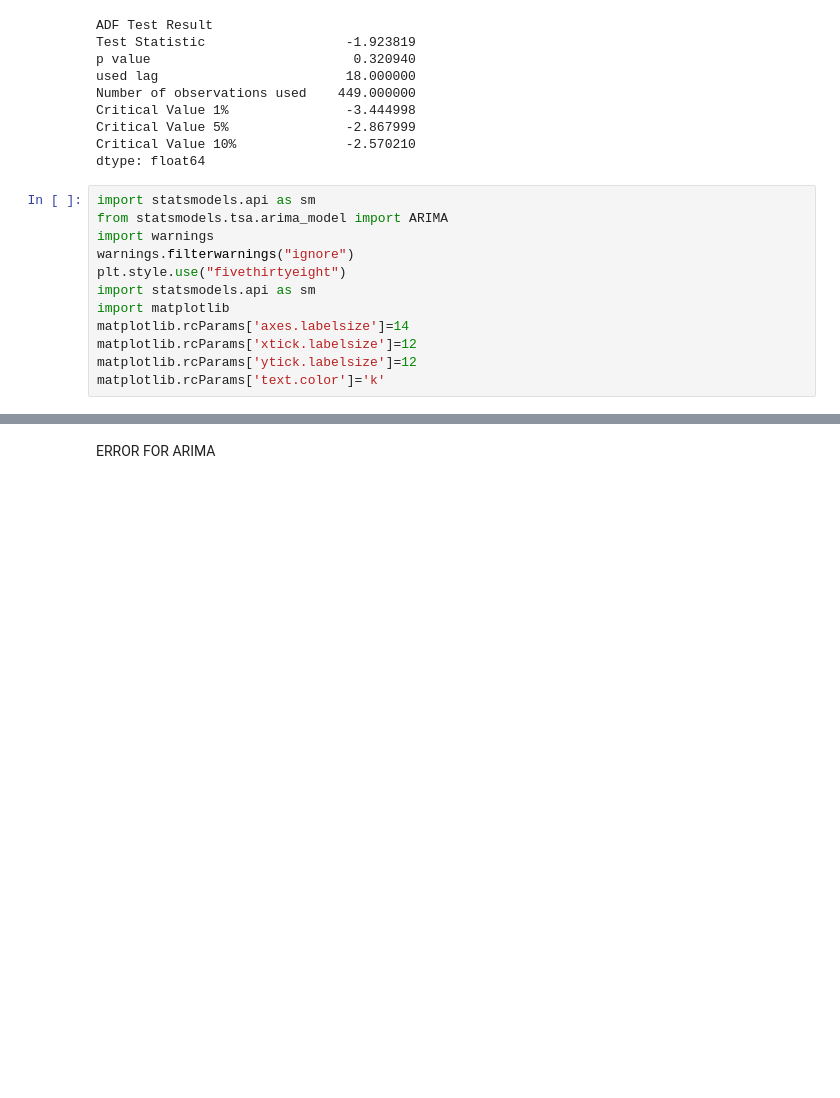
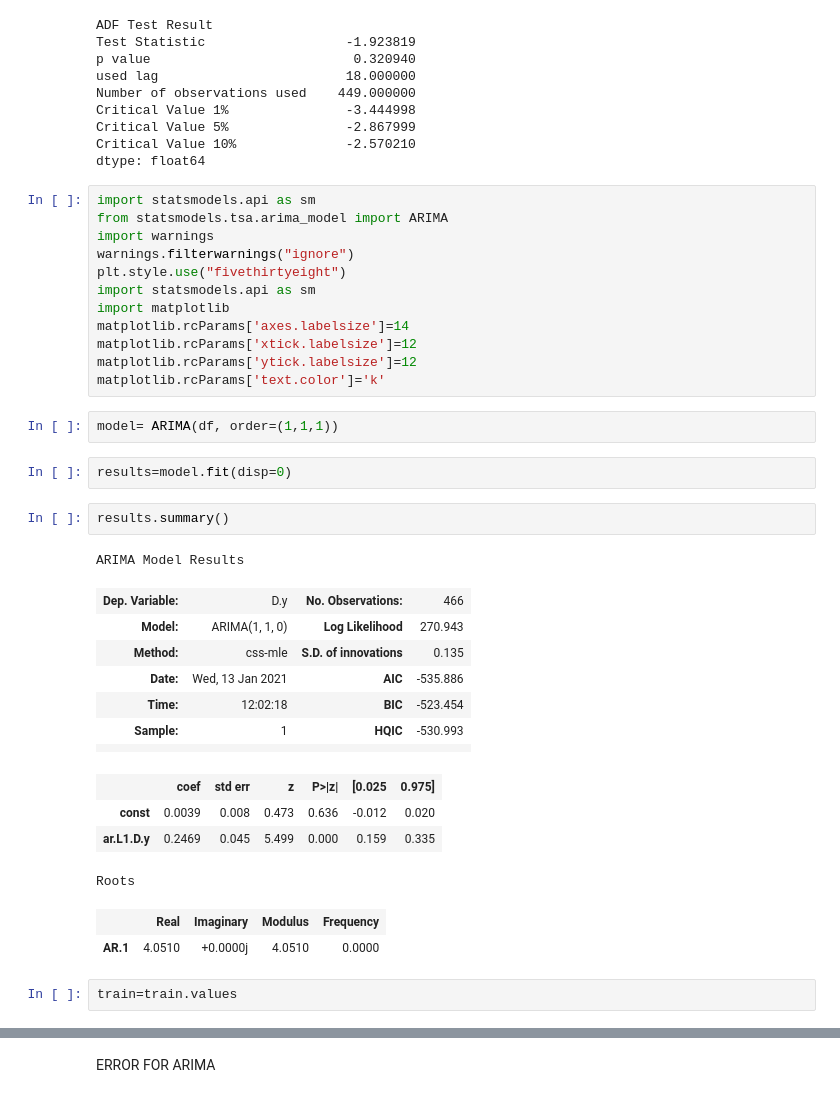
Before and after one commit to souvik25162/ArimaAnnHybrid, a Jupyter notebook: ARIMA_LSTM germany.ipynb, the cells around one changed output, grey strips where cells are left out. Drawn from its saved outputs; the diff is of its cells as text; blank space fills up the shorter version.

```diff
--- a/ARIMA_LSTM germany.ipynb
+++ b/ARIMA_LSTM germany.ipynb
@@ -248,6 +246,29 @@ matplotlib.rcParams['axes.labelsize']=14
 matplotlib.rcParams['xtick.labelsize']=12
 matplotlib.rcParams['ytick.labelsize']=12
 matplotlib.rcParams['text.color']='k'
+# %%
+model= ARIMA(df, order=(1,1,1))
+# %%
+results=model.fit(disp=0)
+# %%
+results.summary()
+# %% [output]
+ARIMA Model Results
+| Dep. Variable: | D.y | No. Observations: | 466 |
+| Model: | ARIMA(1, 1, 0) | Log Likelihood | 270.943 |
+| Method: | css-mle | S.D. of innovations | 0.135 |
+| Date: | Wed, 13 Jan 2021 | AIC | -535.886 |
+| Time: | 12:02:18 | BIC | -523.454 |
+| Sample: | 1 | HQIC | -530.993 |
+|  |  |  |  |
+|  | coef | std err | z | P>|z| | [0.025 | 0.975] |
+| const | 0.0039 | 0.008 | 0.473 | 0.636 | -0.012 | 0.020 |
+| ar.L1.D.y | 0.2469 | 0.045 | 5.499 | 0.000 | 0.159 | 0.335 |
+Roots
+|  | Real | Imaginary | Modulus | Frequency |
+| AR.1 | 4.0510 | +0.0000j | 4.0510 | 0.0000 |
+# %%
+train=train.values
 # %%
 history=[x for x in train]
 predictions=list()
```
Also changed, not shown: parts of 14 cells of this notebook.
